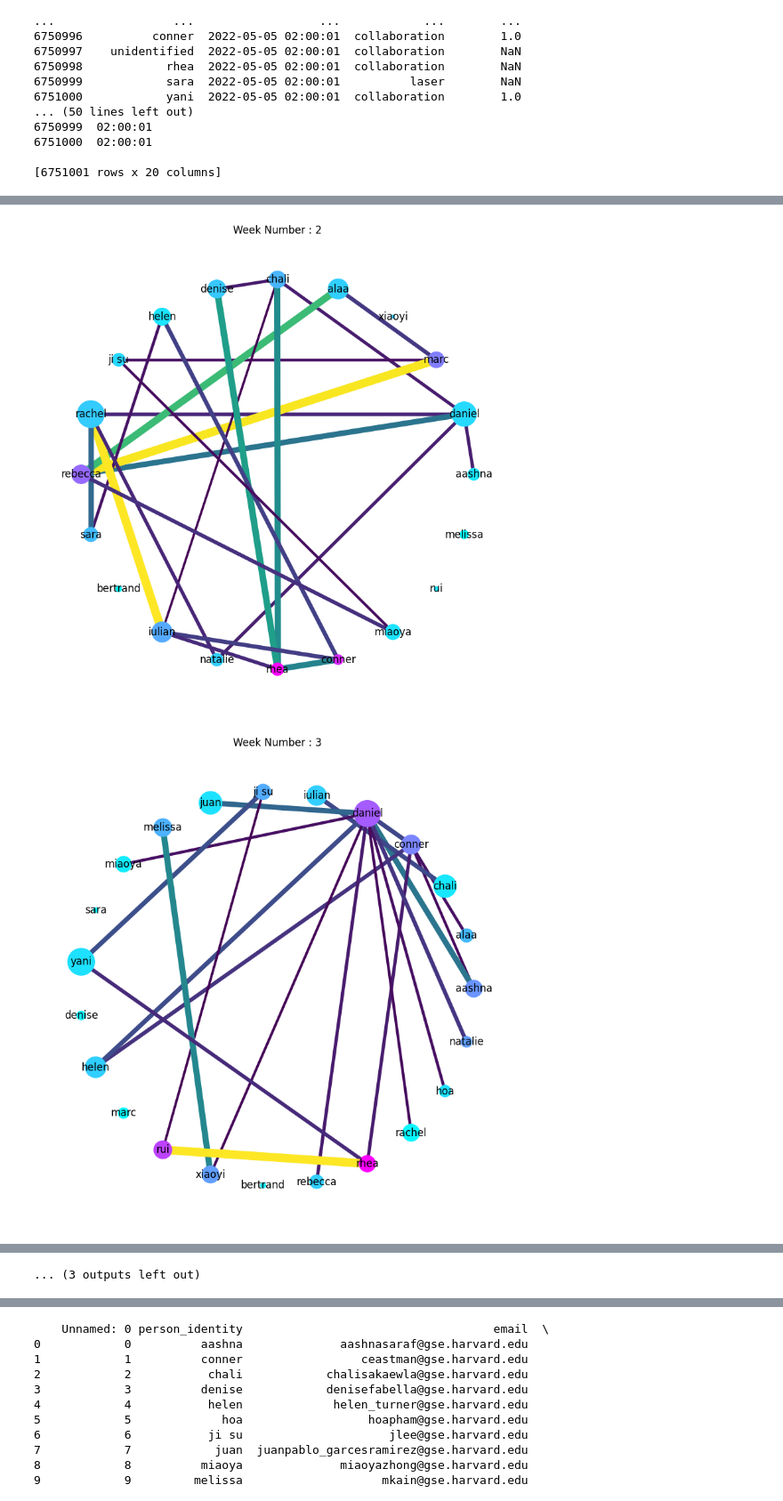
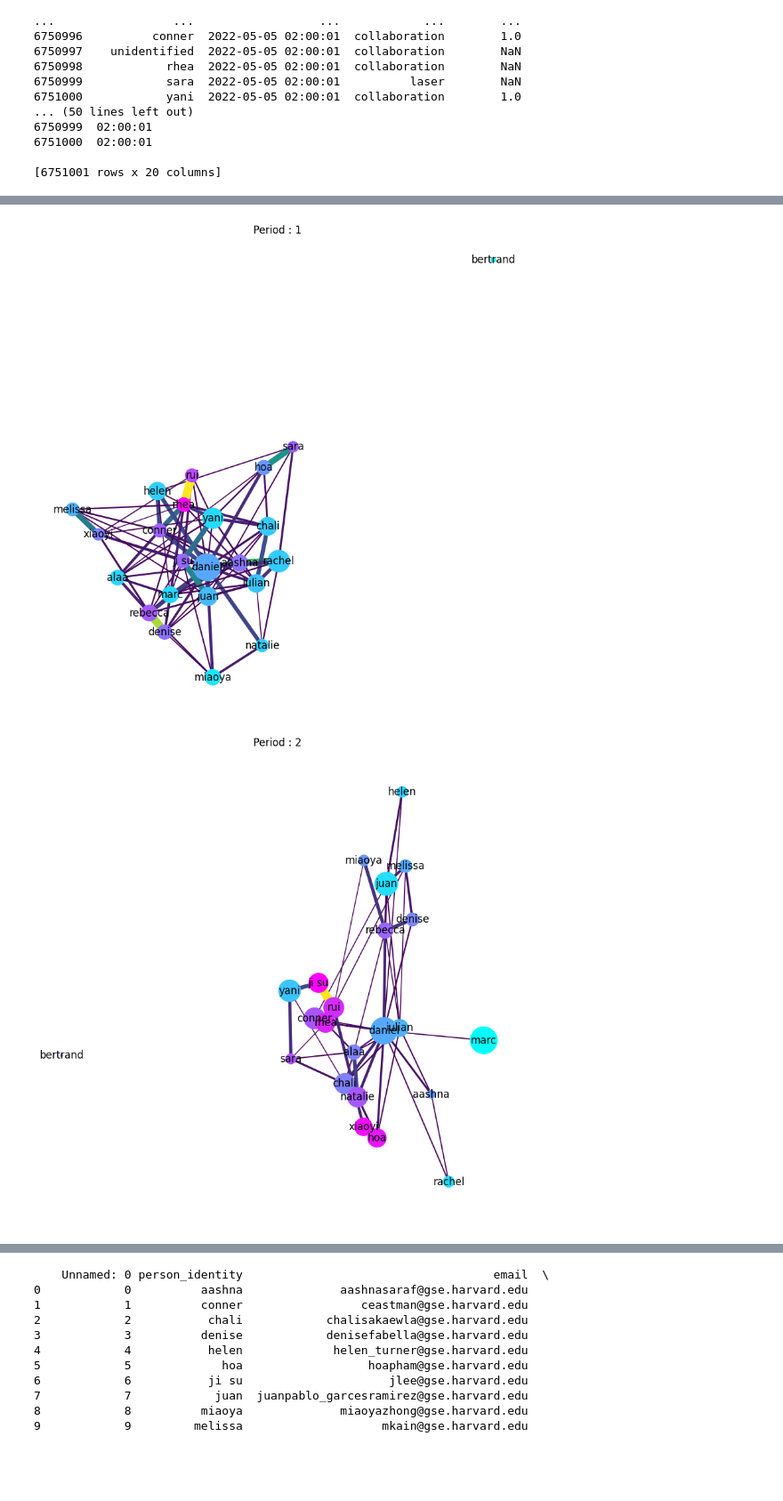
Before and after one commit to loufla/Makerspace-Project2, a Jupyter notebook: synthetized.ipynb, the cells around one changed output, grey strips where cells are left out. Shown at 89% size. Cells and saved outputs as stored; diff of their text form; code cells hidden in the pictures; blank space fills up the shorter version.

Commit message:
separated_periods

```diff
--- a/synthetized.ipynb
+++ b/synthetized.ipynb
@@ -531,7 +598,7 @@ def dataplot(Group, name):
     plt.savefig(name)
 # %%
 #Creating Overall Metrics Dataset
-G_overall = nx.from_pandas_edgelist(grouped_data, 'person_identity', 'is_oriented_toward', ['is_with_count'])
+G_overall = nx.from_pandas_edgelist(grouped_data, source='person_identity', target=state, edge_attr=['is_with_count'])
 nodelist = nx.nodes(G_overall)
 print(nodelist)
 df_nodes = pd.DataFrame(nodelist, columns=['person_identity'])
@@ -563,5 +630,9 @@ print(df_nodes_copy)
-# %%
-def max_edge_weight_for_node(G, node):
-    if(G.degree[node] == 0):
-        return 0
-    return max([e[2]['is_with_count'] for e in G.edges(node, data=True)])
+# %%
+#Label Students vs. TAs
+
+df_students = ['aashna','chali','conner','denise','helen','hoa','ji su','juan','melissa','miaoya','natalie','rachel','rebecca','rhea','rui','sara','xiaoyi','yani']
+df_tas = []
+for names in df_nodes_copy['person_identity']:
+    if names not in df_students:
+        df_tas.append(names)
+print(df_tas)
@@ -571,8 +667,6 @@ check = 0
 df_nodes = df_nodes_copy
 for week in filtered_weeks:
     n=n+1
-    if(n==1):
-        continue
     if(week.empty):
         continue
     if(week.shape[0] < 3):
@@ -580,11 +674,11 @@ for week in filtered_weeks:
     #if(n > 3):
         #continue
     Graphtype = nx.Graph()
-    G = nx.from_pandas_edgelist(week, create_using=Graphtype, source='person_identity', target='is_oriented_toward', edge_attr='is_with_count')
+    G = nx.from_pandas_edgelist(week, create_using=Graphtype, source='person_identity', target=state, edge_attr='is_with_count')
     max_count = max([e[2]['is_with_count'] for e in G.edges(data=True)])
-    to_remove = [(a,b) for a, b, attrs in G.edges(data=True) if attrs['is_with_count'] <= 0.05*max_count]
+    to_remove = [(a,b) for a, b, attrs in G.edges(data=True) if attrs['is_with_count'] <= 0.01*max_count]
     G.remove_edges_from(to_remove)
-    G2 = add_time_spent_to_group(G, week)
+    G2 = add_time_spent_to_group(G, week, df_tas, df_students)
     nodes_to_remove = []
     #nodes_to_remove = [n for n, attrs in G.nodes(data=True) if attrs['time_in_mks']<50]
     #print("Removing : ", nodes_to_remove)
@@ -602,9 +696,20 @@ for week in filtered_weeks:
     #NETWORK MEASURES:
     #Week Number
     nx.set_node_attributes(G2, n, 'week_number')
+
+
+    df_weekly_join = df_nodes_copy
+    for all in G2.nodes():
+        if(all in df_students):
+            #print('Student : ', all)
+            G2.nodes[all]['status'] = 'student'
+        elif(all in df_tas):
+            #print('TA : ', all)
+            G2.nodes[all]['status'] = 'ta'
+        #else:
+            #print('Unknown : ', all)
     for node in G2.nodes():
-        G2.nodes[node]['max_edge_weight'] = max_edge_weight_for_node(G2, node)
-
+        max_edge_weight_for_node(G2, node)
     #Betweenness Centrality
     btc = nx.betweenness_centrality(G2)
     nx.set_node_attributes(G2, btc, 'betweenness_centrality')
@@ -627,40 +732,45 @@ for week in filtered_weeks:
     dict_centrality = nx.get_node_attributes(G2, 'betweenness_centrality')
     dict_degree = nx.get_node_attributes(G2, 'degree')
     dict_degree_centrality = nx.get_node_attributes(G2, 'degree_centrality')
-    dict_max_edge_weight = nx.get_node_attributes(G2, 'max_edge_weight')
+    dict_max_edge_weight_ta = nx.get_node_attributes(G2, 'max_edge_weight_ta')
+    dict_max_edge_weight_student = nx.get_node_attributes(G2, 'max_edge_weight_student')
     #print(dict_degree)
     df_weekly_ce = pd.DataFrame.from_dict(dict_centrality, orient='index', columns=['betweenness_centrality'])
     df_weekly_ce.rename_axis('person_identity', inplace=True)
     df_weekly_de = pd.DataFrame.from_dict(dict_degree, orient='index', columns=['degree'])
     df_weekly_de.rename_axis('person_identity', inplace=True)
-    df_weekly_max_edge_weight = pd.DataFrame.from_dict(dict_max_edge_weight, orient='index', columns=['max_edge_weight'])
-    df_weekly_max_edge_weight.rename_axis('person_identity', inplace=True)
+    df_weekly_max_edge_weight_ta = pd.DataFrame.from_dict(dict_max_edge_weight_ta, orient='index', columns=['max_edge_weight_ta'])
+    df_weekly_max_edge_weight_ta.rename_axis('person_identity', inplace=True)
+    df_weekly_max_edge_weight_student = pd.DataFrame.from_dict(dict_max_edge_weight_student, orient='index', columns=['max_edge_weight_student'])
+    df_weekly_max_edge_weight_student.rename_axis('person_identity', inplace=True)
     #df_weekly_de_ce = pd.DataFrame.from_dict(dict_degree_centrality, orient='index', columns=['degree_centrality'])
     #df_weekly_de_ce.head()
 
     df_weekly = df_weekly_ce.merge(df_weekly_de, left_on='person_identity', right_on='person_identity')
-    df_weekly = df_weekly.merge(df_weekly_max_edge_weight, left_on='person_identity', right_on='person_identity')
+    df_weekly = df_weekly.merge(df_weekly_max_edge_weight_ta, left_on='person_identity', right_on='person_identity')
+    df_weekly = df_weekly.merge(df_weekly_max_edge_weight_student, left_on='person_identity', right_on='person_identity')
     #df_weekly = df_weekly.merge(df_weekly_de_ce, left_on='person_identity', right_on='person_identity')
     df_weekly['week_number'] = n
     print("Week : ", df_weekly)
 
-    df_weekly_join = df_nodes_copy
+
     df_weekly_join = df_weekly.join(df_weekly_join.set_index('person_identity'), on='person_identity', how='left')
     df_weekly_join.fillna(0, inplace=True)
     df_weekly_join['week_number'] = n
     df_weekly_join['betweenness_centrality'] = df_weekly_join['betweenness_centrality'].astype(float)
     df_weekly_join['degree'] = df_weekly_join['degree'].astype(float)
-    df_weekly_join['max_edge_weight'] = df_weekly_join['max_edge_weight'].astype(float)
-    print('Empty Joined: ', df_weekly_join)
+    df_weekly_join['max_edge_weight_ta'] = df_weekly_join['max_edge_weight_ta'].astype(float)
+    df_weekly_join['max_edge_weight_student'] = df_weekly_join['max_edge_weight_student'].astype(float)
+    #print('Empty Joined: ', df_weekly_join)
     if(check==0):
         df_nodes = df_weekly_join
         check = 1
     else:
         df_nodes = pd.concat([df_nodes, df_weekly_join])
     plt.figure(figsize=(10,10))
-    plt.title('Week Number : '+str(n))
+    plt.title('Period : '+str(n))
     #print('Week Number : ', n)
-    dataplot(G2, "Week Number : "+str(n))
+    dataplot(G2, "Period : "+str(n))
     print('Added : ', df_nodes)
 
 print('Overall : ', df_nodes)
@@ -685,2 +795,2 @@ xiaoyi                         0.000000     0.0              0.0           15
-[figure, old version]
+[figure, new version]
-[figure, old version]
+[figure, new version]
@@ -696,4 +800,3 @@ xiaoyi                         0.000000     0.0              0.0           15
-... (3 outputs left out)
 # %%
 print(df_nodes)
 df_nodes.to_csv('nodes.csv')
```
Also changed, not shown: parts of 25 cells of this notebook, 2 other files.
